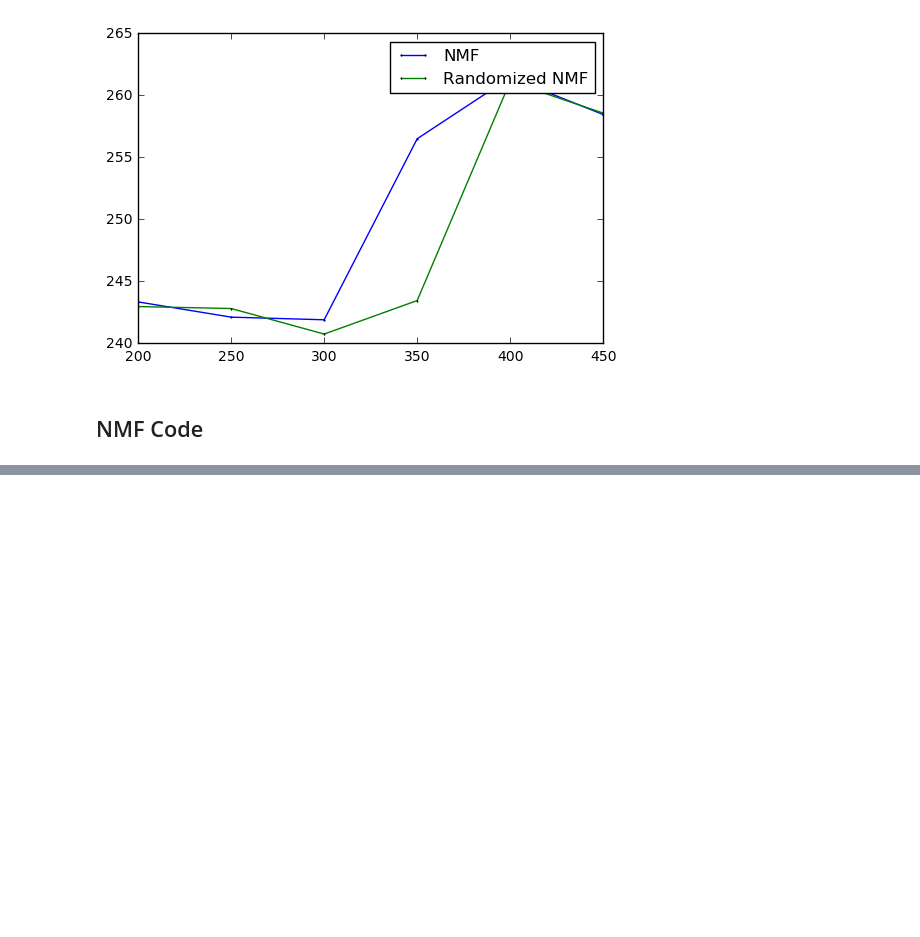
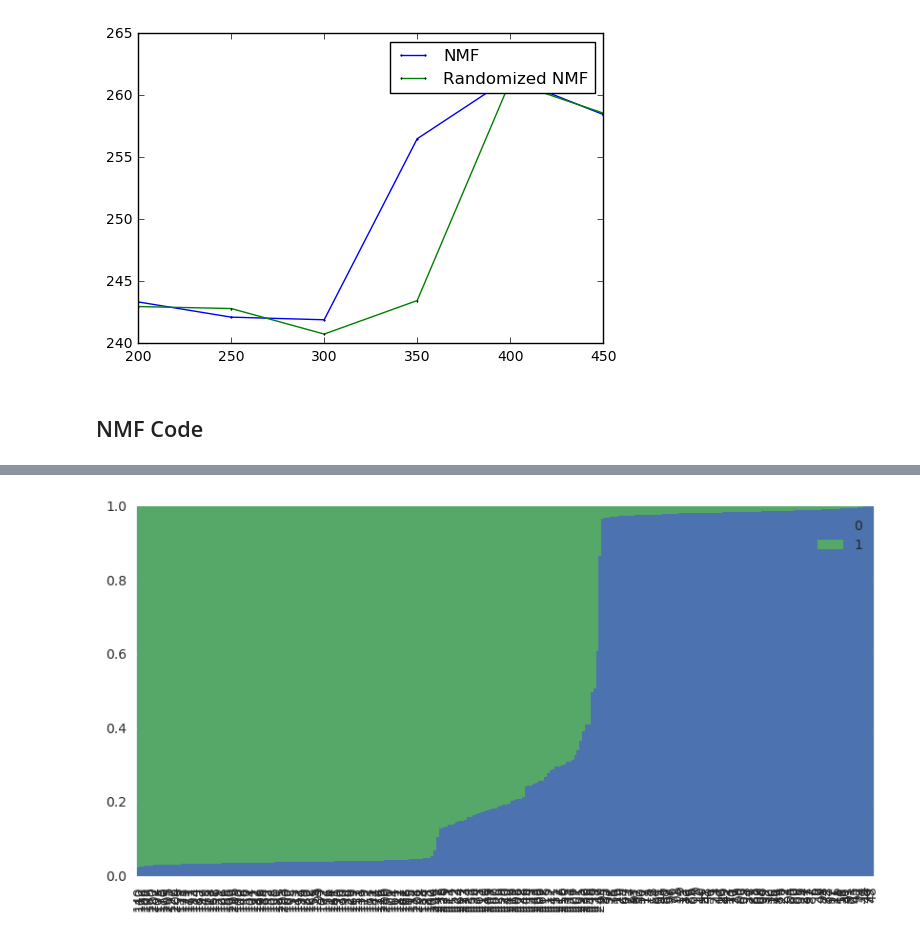
Before and after one commit to chengdai/rjnmf, a Jupyter notebook: Final Project.ipynb, the cells around one changed output, grey strips where cells are left out. Saved outputs shown, nothing was run; the diff lists cells and outputs as text; code cells hidden in the pictures; blank space fills up the shorter version.

```diff
--- a/Final Project.ipynb
+++ b/Final Project.ipynb
@@ -76,0 +97,8 @@ numpy.linalg.norm(W.dot(H) - X)
+# %%
+sns.set()
+pandas.DataFrame(rW_norm).sort_values(0).plot(kind='bar', stacked=True, linewidth = 0, figsize = (10,5), width=1.0)
+plt.ylim(0,1)
+plt.show()
+plt.close()
+# %% [output]
+[figure, added]
```
Also changed, not shown: parts of 13 cells of this notebook, 1 other file.
